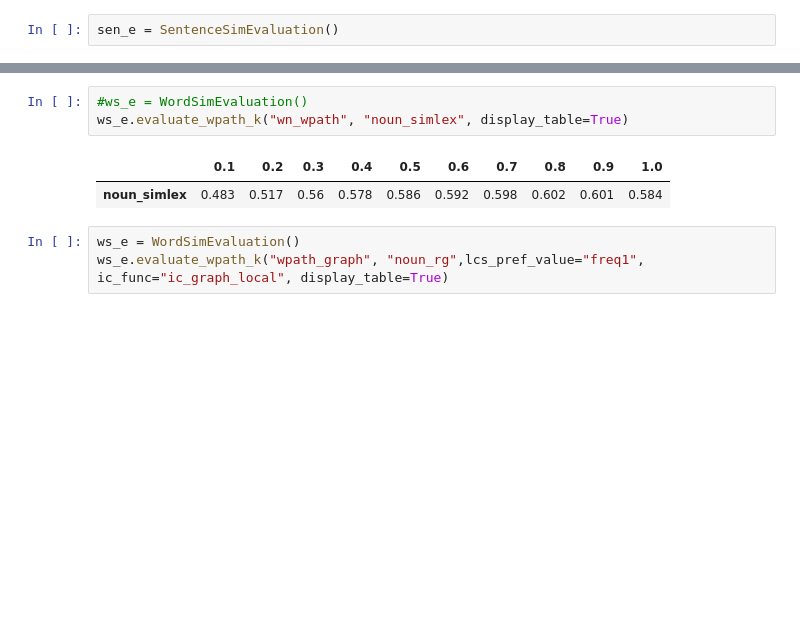
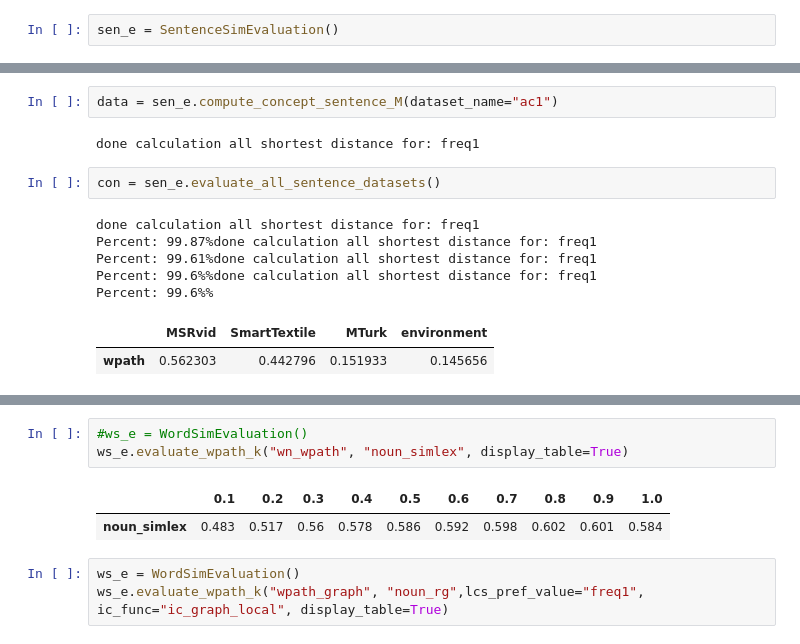
Before and after one commit to lukastaerk/SemanticSimilarityApproach, a Jupyter notebook: src/Untitled.ipynb, the cells around one changed output, grey strips where cells are left out. Cells and saved outputs as stored; diff of their text form; blank space fills up the shorter version.

```diff
--- a/src/Untitled.ipynb
+++ b/src/Untitled.ipynb
@@ -70,0 +81,14 @@ array([3, 2, 4])
+# %%
+data = sen_e.compute_concept_sentence_M(dataset_name="ac1")
+# %% [output]
+done calculation all shortest distance for: freq1
+# %%
+con = sen_e.evaluate_all_sentence_datasets()
+# %% [output]
+done calculation all shortest distance for: freq1
+Percent: 99.87%done calculation all shortest distance for: freq1
+Percent: 99.61%done calculation all shortest distance for: freq1
+Percent: 99.6%%done calculation all shortest distance for: freq1
+Percent: 99.6%%
+|  | MSRvid | SmartTextile | MTurk | environment |
+| wpath | 0.562303 | 0.442796 | 0.151933 | 0.145656 |
```
Also changed, not shown: parts of 17 cells of this notebook, 47 other files.
